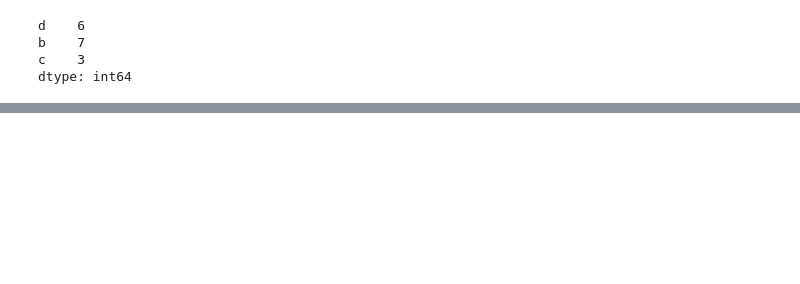
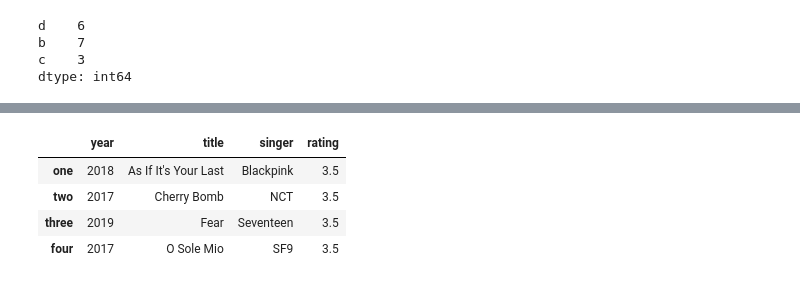
Before and after one commit to richdayandnight/data-science-notebook, a Jupyter notebook: python-for-data-analysis/Chapter 5 Getting Started with pandas.ipynb, the cells around one changed output, grey strips where cells are left out. Cells and saved outputs as stored; diff of their text form; code cells hidden in the pictures; blank space fills up the shorter version.

```diff
--- a/python-for-data-analysis/Chapter 5 Getting Started with pandas.ipynb
+++ b/python-for-data-analysis/Chapter 5 Getting Started with pandas.ipynb
@@ -80,0 +279,10 @@ dtype: int64
+# %%
+frame2['rating'] = 3.5
+# %%
+frame2
+# %% [output]
+|  | year | title | singer | rating |
+| one | 2018 | As If It's Your Last | Blackpink | 3.5 |
+| two | 2017 | Cherry Bomb | NCT | 3.5 |
+| three | 2019 | Fear | Seventeen | 3.5 |
+| four | 2017 | O Sole Mio | SF9 | 3.5 |
```
Also changed, not shown: parts of 53 cells of this notebook.
